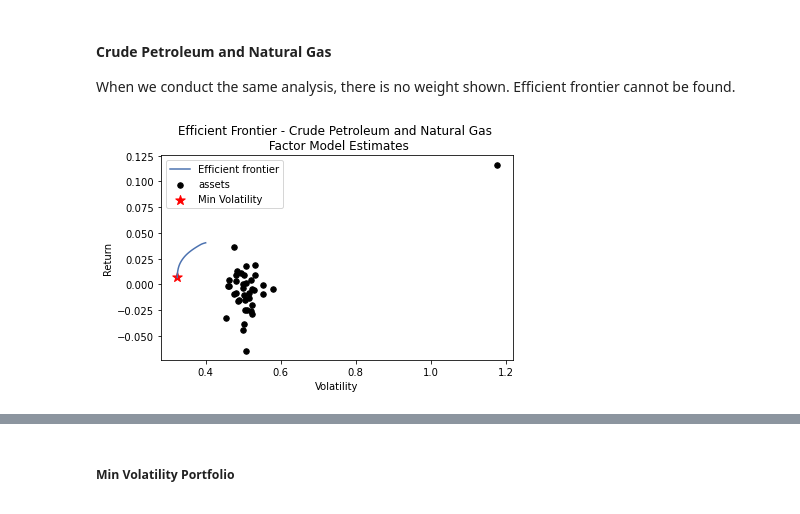
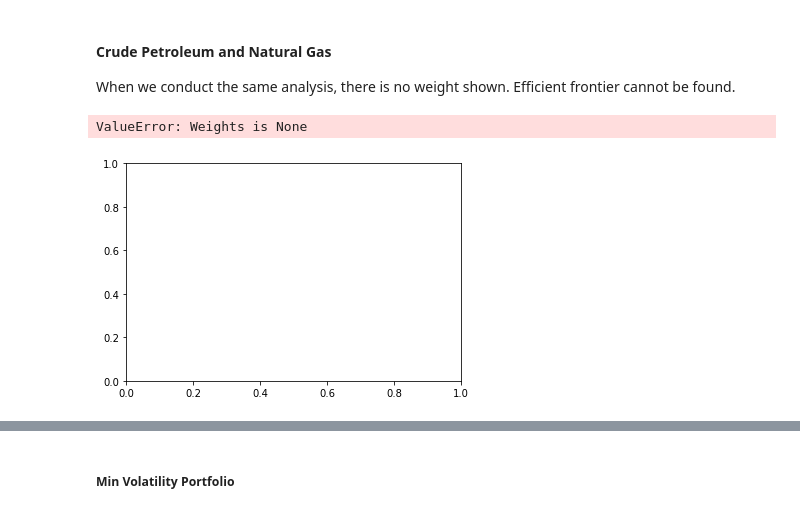
Before and after one commit to richardye101/ubineer_nlp_research, a Jupyter notebook: content/peitong/3.3_Minimum_Variance_Analysis-Factor_Model.ipynb, the cells around one changed output, grey strips where cells are left out. Saved outputs shown, nothing was run; the diff lists cells and outputs as text; code cells hidden in the pictures.

Commit message:
factor model revised

```diff
--- a/content/peitong/3.3_Minimum_Variance_Analysis-Factor_Model.ipynb
+++ b/content/peitong/3.3_Minimum_Variance_Analysis-Factor_Model.ipynb
@@ -318,0 +338,7 @@ cov_Factor_Model
+# %%
+def correlation_from_covariance(covariance):
+    v = np.sqrt(np.diag(covariance))
+    outer_v = np.outer(v, v)
+    correlation = covariance / outer_v
+    correlation[covariance == 0] = 0
+    return correlation
@@ -407,6 +480,9 @@ B_matrix = prob.T[LIST].T
 B_matrix = B_matrix[~B_matrix.index.duplicated(keep="first")]
 
 r = r_selected.T[LIST].T
+
+tmp = cov[LIST].T
+cov = tmp[LIST]
 
 coef_mat = pd.DataFrame(0, index = r.columns, columns = range(n_components))
 res_mat = pd.DataFrame(0, index = r.index, columns = r.columns)
@@ -429,5 +505,15 @@ mu_sample = mu[LIST]
 cov_Factor_Model = pd.DataFrame(np.array(B_matrix.dot(coef_mat.cov()).dot(B_matrix.T)) +
                                 np.diag(np.diag(res_mat.T.cov()))).set_index(B_matrix.index)
 cov_Factor_Model.columns = B_matrix.index
+
+cor_Factor_Model = correlation_from_covariance(cov_Factor_Model)
+
+tmp = cov[LIST].T
+cov = tmp[LIST]
+
+sd = pd.DataFrame(np.sqrt(np.diag(np.diagonal(cov))))
+sd = sd.set_index(cov.index)
+sd.columns = cov.index
+Factor_Model_cov = pd.DataFrame((np.dot(np.dot(sd, cor_Factor_Model),sd)))
 # %%
 # perform minimum variance analysis
@@ -545,28 +626,39 @@ mu_sample = mu[LIST]
 cov_Factor_Model = pd.DataFrame(np.array(B_matrix.dot(coef_mat.cov()).dot(B_matrix.T)) +
                                 np.diag(np.diag(res_mat.T.cov()))).set_index(B_matrix.index)
 cov_Factor_Model.columns = B_matrix.index
+
+cor_Factor_Model = correlation_from_covariance(cov_Factor_Model)
+
+tmp = cov[LIST].T
+cov_company = tmp[LIST]
+
+sd = pd.DataFrame(np.sqrt(np.diag(np.diagonal(cov_company))))
+sd = sd.set_index(cov_company.index)
+sd.columns = cov_company.index
+Factor_Model_cov = pd.DataFrame((np.dot(np.dot(sd, cor_Factor_Model),sd)))
 # %%
 # perform minimum variance analysis
-ef1 = EfficientFrontier(mu_sample, cov_Factor_Model, weight_bounds=(0, 0.2))
+ef1 = EfficientFrontier(mu_sample, Factor_Model_cov, weight_bounds=(0, 0.2))
 
 fig, ax = plt.subplots()
 plotting.plot_efficient_frontier(ef1, ax=ax, show_assets=True)
 
 # Find and plot the tangency portfolio
-ef2 = EfficientFrontier(mu_sample, cov_Factor_Model, weight_bounds=(0, 0.2))
+ef2 = EfficientFrontier(mu_sample, Factor_Model_cov, weight_bounds=(0, 0.2))
 # min volatility
 ef2.min_volatility()
 ret_tangent, std_tangent, _ = ef2.portfolio_performance()
 ax.scatter(std_tangent, ret_tangent, marker="*", s=100, c="r", label="Min Volatility")
 
 # Format
 ax.set_title("Efficient Frontier - %s \n Factor Model Estimates" %industry_name)
 ax.legend()
 plt.tight_layout()
 #plt.savefig('images/Efficient_Frontier_Factor_Model_Estimates_Crude_Petroleum_and_Natural_Gas.png', dpi=200, bbox_inches='tight')
 #plt.show()
 # %% [output]
+ValueError: Weights is None
-[figure, old version]
+[figure, new version]
 # %% [markdown]
 ![Efficient_Frontier_Factor_Model_Estimates_Crude_Petroleum_and_Natural_Gas.png](images/Efficient_Frontier_Factor_Model_Estimates_Crude_Petroleum_and_Natural_Gas.png)
 # %% [markdown]
```
Also changed, not shown: parts of 23 cells of this notebook, 6 other files.
